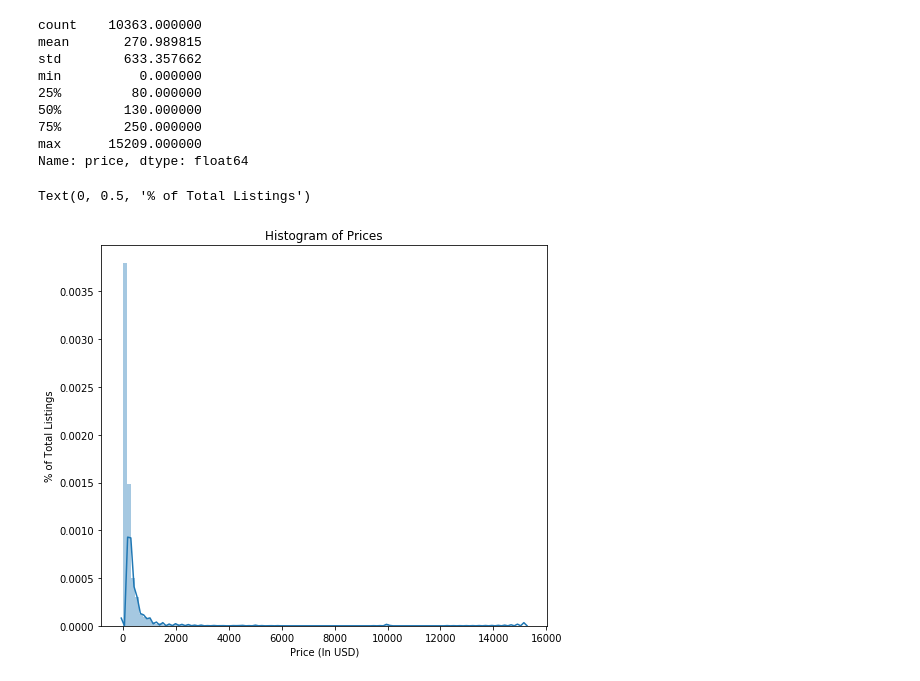
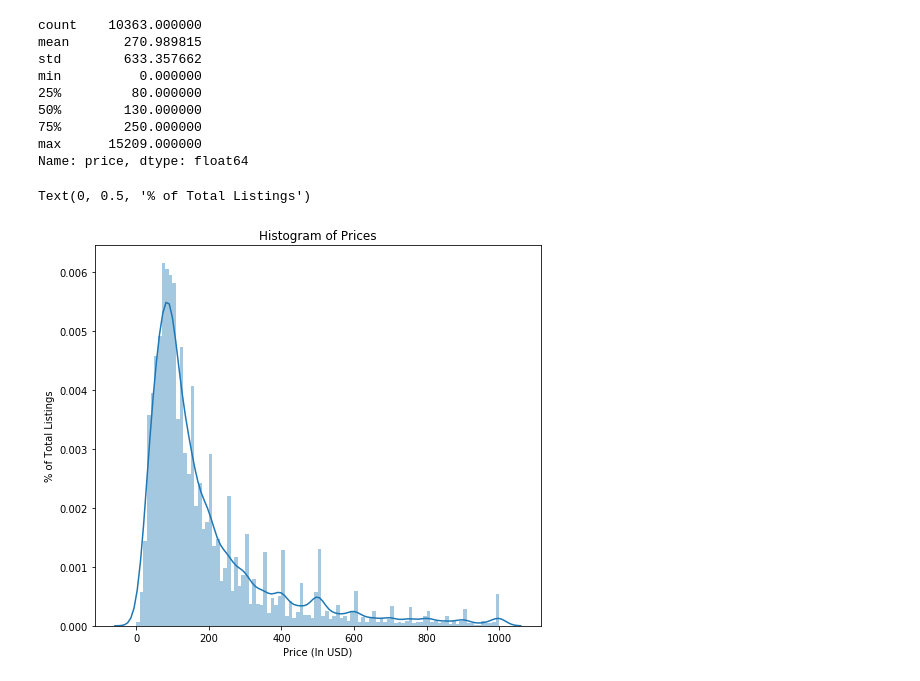
Before and after one commit to jason-nyamberk/stat222-project-airbnb, a Jupyter notebook: EDA.ipynb, the cells around one changed output. Drawn from its saved outputs; the diff is of its cells as text; code cells hidden in the pictures.

Commit message:
Set an upper limit of $1000 for price histogram

```diff
--- a/EDA.ipynb
+++ b/EDA.ipynb
@@ -178,13 +180,16 @@ min          0.000000
 max      15209.000000
 Name: price, dtype: float64
 # %%
+# Graph a histogram of prices
+# For this case, we'll limit the upper limit for prices to $1000 per night
+
 plt.figure(figsize=(8, 7))
 
-sns.distplot(listings['price'], bins=100, hist_kws={'alpha': 0.4})
+sns.distplot(listings['price'][listings['price'] <= 1000], bins=100, hist_kws={'alpha': 0.4})
 
 plt.title('Histogram of Prices')
 plt.xlabel('Price (In USD)')
 plt.ylabel('% of Total Listings')
 # %% [output]
 Text(0, 0.5, '% of Total Listings')
-[figure, old version]
+[figure, new version]
```
Also changed, not shown: parts of 1 cell of this notebook.
